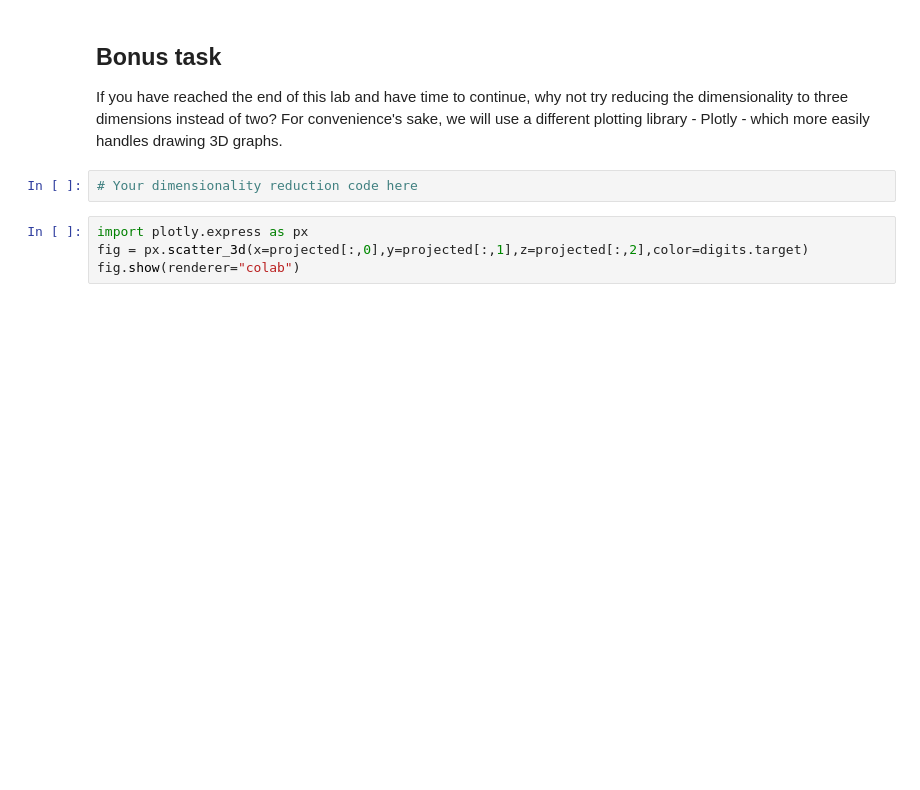
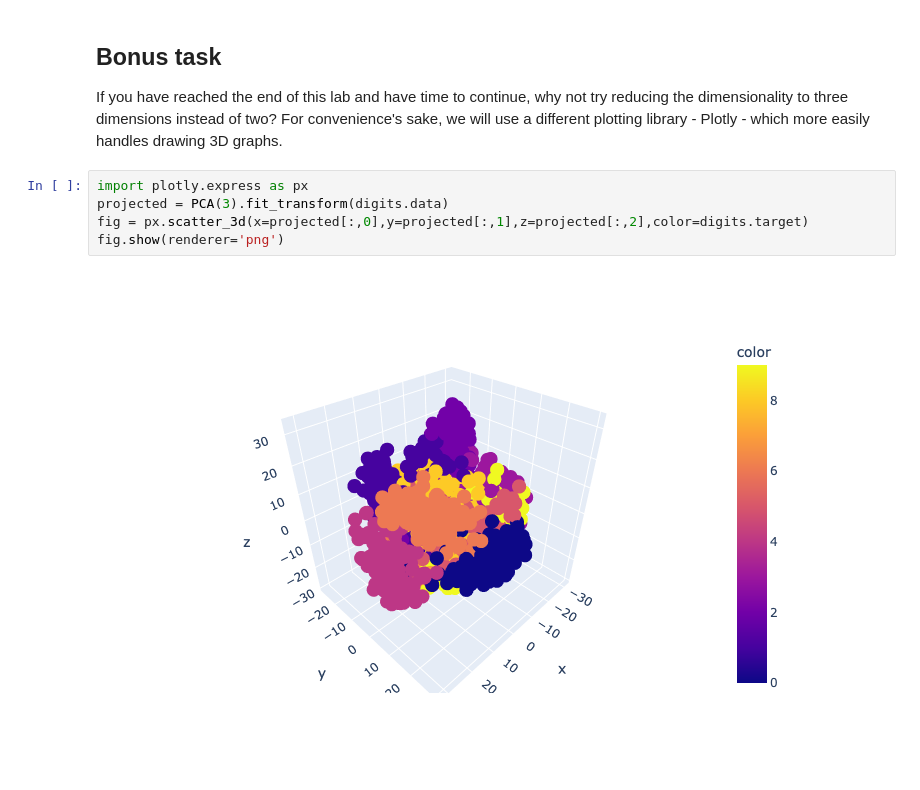
Before and after one commit to alexwolson/LabattCARTEBootcamp, a Jupyter notebook: Lab2.ipynb, the cells around one changed output. Cells and saved outputs as stored; diff of their text form; blank space fills up the shorter version.

```diff
--- a/Lab2.ipynb
+++ b/Lab2.ipynb
@@ -322,9 +410,10 @@ Congratulations! You're finished with this lab. For a more detailed introduction
 ## Bonus task
 
 If you have reached the end of this lab and have time to continue, why not try reducing the dimensionality to three dimensions instead of two? For convenience's sake, we will use a different plotting library - Plotly - which more easily handles drawing 3D graphs.
-# %%
-# Your dimensionality reduction code here
 # %%
 import plotly.express as px
+projected = PCA(3).fit_transform(digits.data)
 fig = px.scatter_3d(x=projected[:,0],y=projected[:,1],z=projected[:,2],color=digits.target)
-fig.show(renderer="colab")
+fig.show(renderer='png')
+# %% [output]
+[figure, added]
```
Also changed, not shown: parts of 23 cells of this notebook, 15 other files.
